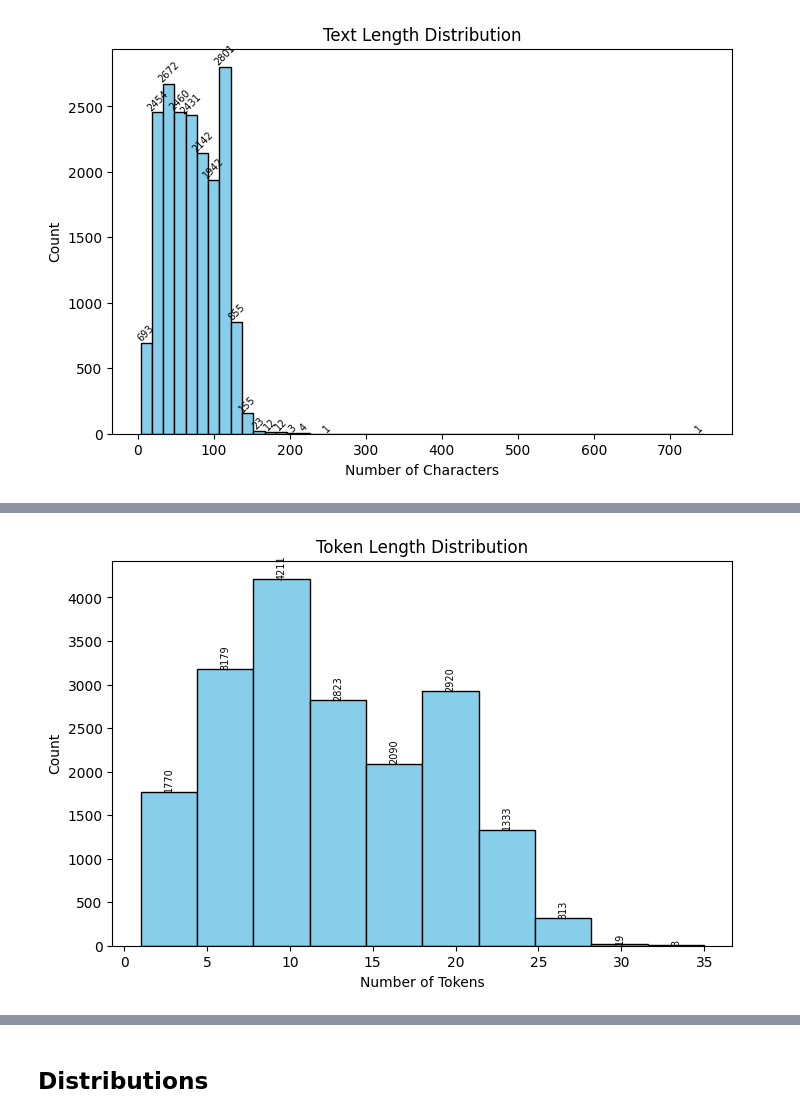
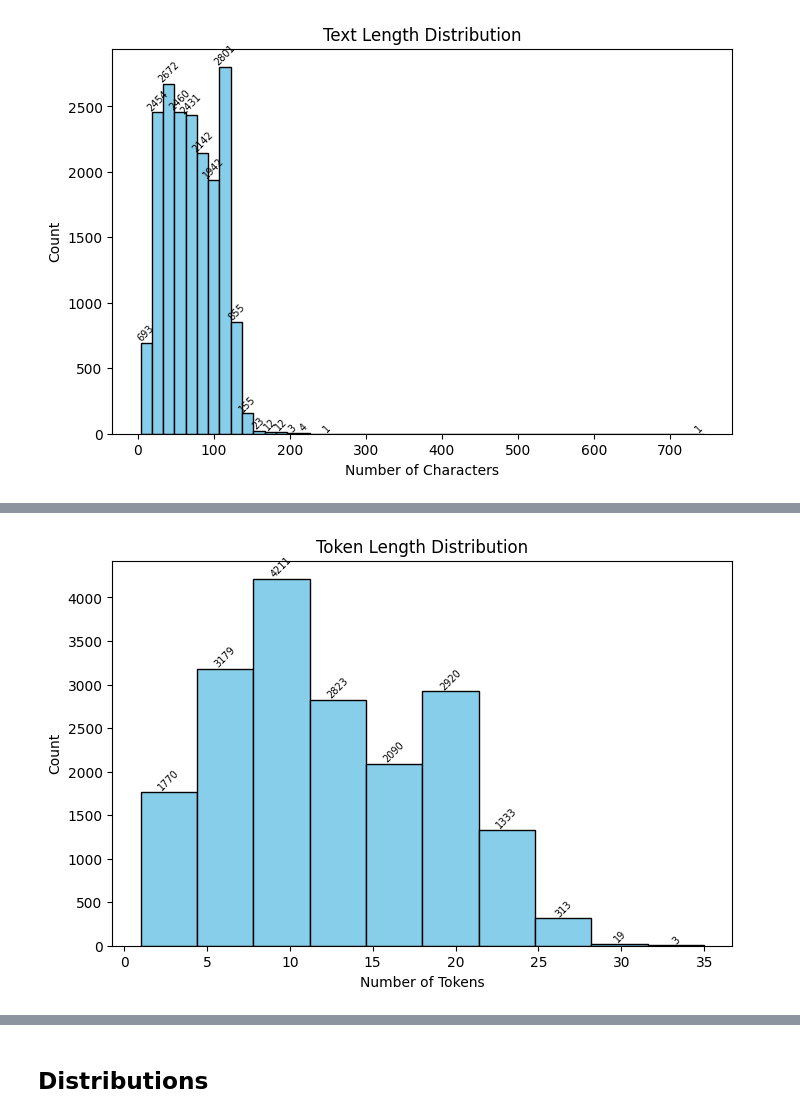
Before and after one commit to nadaamoharram/MLMA_Toxicity_Detection_Deep_Learning, a Jupyter notebook: EDA/initial_exploration.ipynb, the cells around one changed output, grey strips where cells are left out. Saved outputs shown, nothing was run; the diff lists cells and outputs as text; code cells hidden in the pictures.

```diff
--- a/EDA/initial_exploration.ipynb
+++ b/EDA/initial_exploration.ipynb
@@ -111,3 +112,14 @@ plt.show()
 # %% [output]
 <Figure size 1000x800 with 0 Axes>
 [figure]
+# %%
+# Only use the strongest label following the priority order
+def reduce_sentiment(sentiment):
+    priority = ['abusive', 'hateful', 'offensive', 'disrespectful', 'fearful', 'normal']
+    for label in priority:
+        if label in sentiment.split('_'):
+            return label
+    return 'other'
+
+train['sentiment_reduced'] = train['sentiment'].apply(reduce_sentiment)
+print(train['sentiment_reduced'].value_counts())
@@ -156,19 +182,19 @@ print(train['tweet'].where(train['text_length'] > 150).dropna().values)
 # %%
 # If you want token length (for BERT), use:
 train['token_length'] = train['tweet'].astype(str).apply(lambda x: len(x.split()))
-plt.figure(figsize=(8, 5))
-plt.hist(train['token_length'], color='skyblue', edgecolor='black')
-plt.title('Token Length Distribution')
-plt.xlabel('Number of Tokens')
-plt.ylabel('Count')
+fig, ax = plt.subplots(figsize=(8, 5))
+counts, bins, patches = ax.hist(train['token_length'], color='skyblue', edgecolor='black')
+ax.set_title('Token Length Distribution')
+ax.set_xlabel('Number of Tokens')
+ax.set_ylabel('Count')
 
 # Add value counts for the bins
 for count, bin_left, bin_right in zip(counts, bins[:-1], bins[1:]):
     if count > 0:
-        plt.text((bin_left + bin_right) / 2, count, str(int(count)),
-                 ha='center', va='bottom', fontsize=7, rotation=90)
+        ax.text((bin_left + bin_right) / 2, count, str(int(count)),
+                ha='center', va='bottom', fontsize=7, rotation=45)
 
 plt.show()
 # %% [output]
-[figure, old version]
+[figure, new version]
 # %%
```
Also changed, not shown: parts of 19 cells of this notebook.
